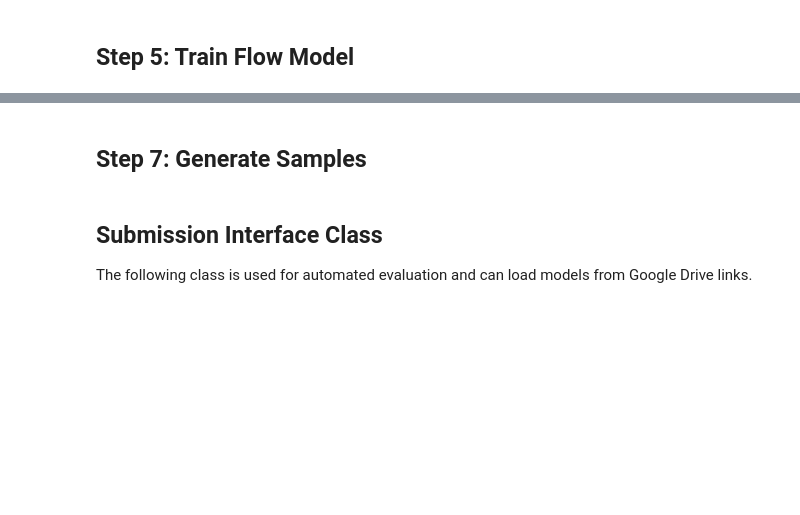
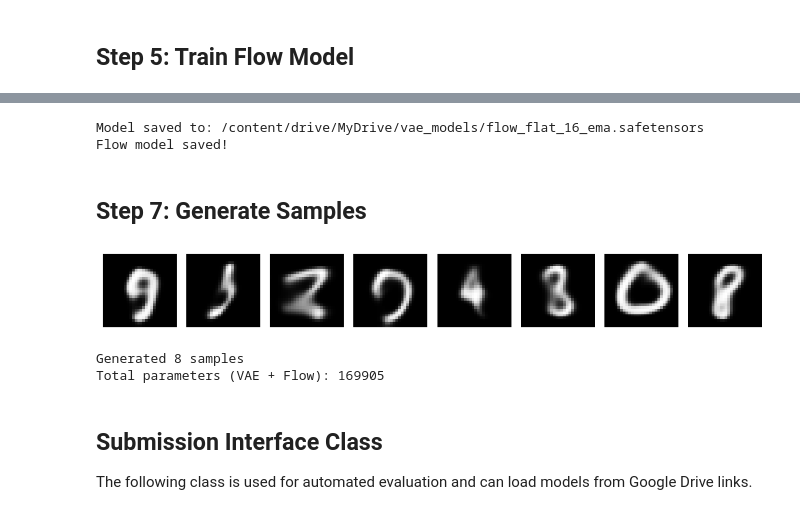
Before and after one commit to Ocrabit/dl_class_projects, a Jupyter notebook: reproduce_final_submission.ipynb, the cells around one changed output, grey strips where cells are left out. Cells and saved outputs as stored; diff of their text form; code cells hidden in the pictures; blank space fills up the shorter version.

```diff
--- a/reproduce_final_submission.ipynb
+++ b/reproduce_final_submission.ipynb
@@ -210,7 +230,8 @@ vae_train_config = {
     "batch_size": 128,
     "learning_rate": 2e-3,
     "weight_decay": 5e-5,
-    "epochs": 25,
+    # "epochs": 25,
+    "epochs": 1,
     "beta_final": 1.0,
     "warmup_epochs": 5,
 }
@@ -218,7 +239,8 @@ vae_train_config = {
 flow_train_config = {
     "learning_rate": 1e-3,
     "weight_decay": 0.0,
-    "epochs": 50,
+    # "epochs": 50,
+    "epochs": 1,
     "batch_size": 128,
     "n_steps": 100,
 }
@@ -454,6 +504,11 @@ vae_link = save_and_share(vae_state_dict, filename='vae_flat_16_ema.safetensors'
 ## Step 4: Encode MNIST Dataset
 # %%
 from torch.utils.data import TensorDataset
+import gc
+
+# Clear GPU memory before encoding
+torch.cuda.empty_cache()
+gc.collect()
 
 def encode_dataset(model, dataloader, ema=None):
     model.eval()
@@ -463,11 +518,16 @@ def encode_dataset(model, dataloader, ema=None):
     context = ema.average_parameters() if ema is not None else torch.no_grad()
 
     with context:
-        for data, label in tqdm(dataloader, desc="Encoding dataset"):
-            data = data.to(device)
-            mu, _ = model.encoder(data)
-            latents.append(mu.cpu())
-            labels.append(label)
+        with torch.no_grad():
+            for data, label in tqdm(dataloader, desc="Encoding dataset"):
+                data = data.to(device)
+                mu, _ = model.encoder(data)
+                latents.append(mu.cpu())
+                labels.append(label)
+
+                # Clear cache periodically
+                if len(latents) % 50 == 0:
+                    torch.cuda.empty_cache()
 
     latents = torch.cat(latents, dim=0)
     labels = torch.cat(labels, dim=0)
@@ -475,7 +535,12 @@ def encode_dataset(model, dataloader, ema=None):
 
 # Encode both train and test sets
 encoded_train = encode_dataset(vae, train_loader, ema=ema)
+torch.cuda.empty_cache()
+gc.collect()
+
 encoded_test = encode_dataset(vae, val_loader, ema=ema)
+torch.cuda.empty_cache()
+gc.collect()
 
 print(f"Encoded train shape: {encoded_train.tensors[0].shape}")
 print(f"Encoded test shape: {encoded_test.tensors[0].shape}")
@@ -605,42 +691,49 @@ with ema_flow.average_parameters():
 
 flow_link = save_and_share(flow_state_dict, filename='flow_flat_16_ema.safetensors')
 print("Flow model saved!")
+# %% [output]
+Model saved to: /content/drive/MyDrive/vae_models/flow_flat_16_ema.safetensors
+Flow model saved!
 # %% [markdown]
 ## Step 7: Generate Samples
 # %%
 # Generate samples
-n_samples = 64
-n_steps = 20
+n_samples = 8
+n_steps = 15
 
 # Move models back to device if needed
 vae = vae.to(device)
 flow_model = flow_model.to(device)
 
 with torch.no_grad():
     with ema_flow.average_parameters():
         # Start from noise
         z_noise = torch.randn(n_samples, 16, device=device)
 
         # Integrate through flow to get latents
         z_samples = integrate_path(flow_model, z_noise, step_fn=rk4_step, n_steps=n_steps, latent_2d=False)
 
     with ema.average_parameters():
         # Decode latents to images
         x_samples = vae.decoder(z_samples)
         x_samples = torch.sigmoid(x_samples)
         x_samples = x_samples.cpu()
 
 # Plot
-fig, axes = plt.subplots(8, 8, figsize=(10, 10))
+fig, axes = plt.subplots(1, 8, figsize=(10, 10))
 for i, ax in enumerate(axes.flat):
     ax.imshow(x_samples[i, 0], cmap='gray')
     ax.axis('off')
 plt.tight_layout()
 plt.savefig('generated_samples.png', dpi=150, bbox_inches='tight')
 plt.show()
 
 print(f"Generated {n_samples} samples")
 print("Total parameters (VAE + Flow):", sum(p.numel() for p in vae.parameters()) + sum(p.numel() for p in flow_model.parameters()))
+# %% [output]
+[figure, added]
+Generated 8 samples
+Total parameters (VAE + Flow): 169905
 # %% [markdown]
 ## Submission Interface Class
 
```
Also changed, not shown: parts of 7 cells of this notebook.
